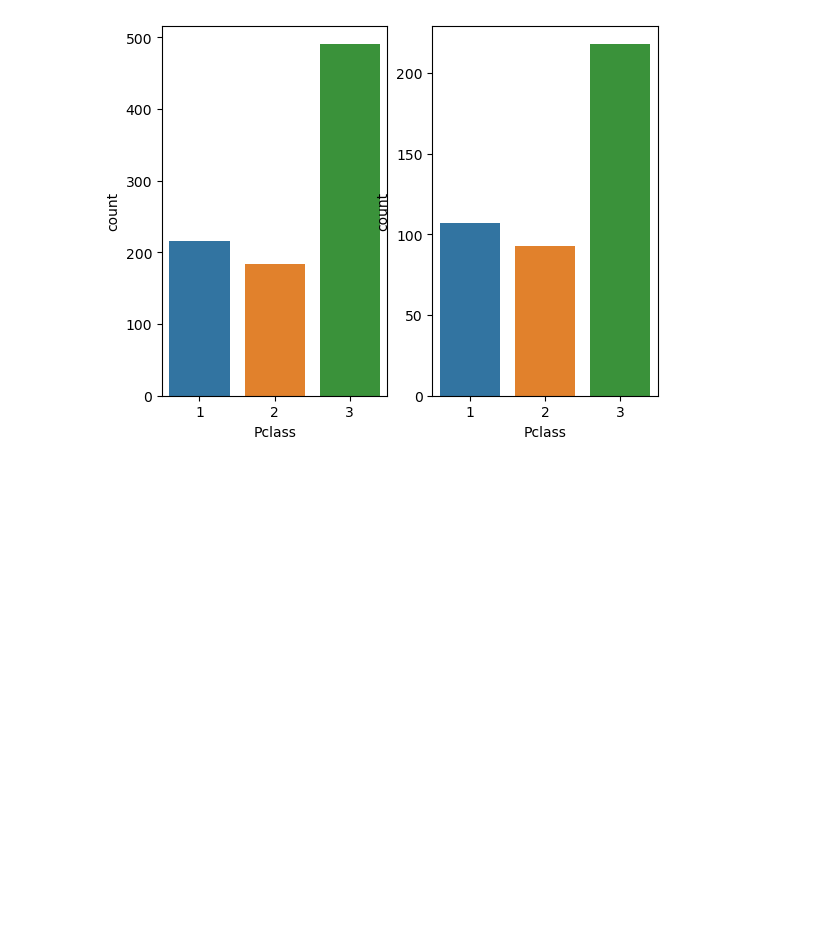
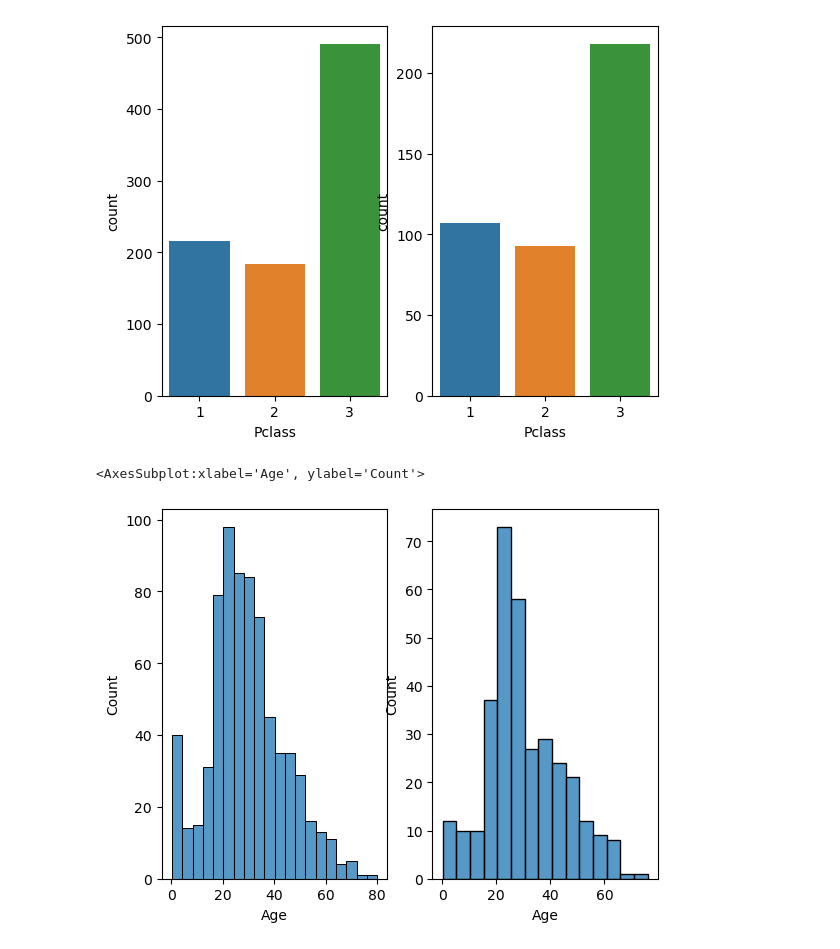
Before and after one commit to cmason30/Deep-Learning-Projects, a Jupyter notebook: kaggle/titanic/titanic-kaggle.ipynb, the cells around one changed output. Cells and saved outputs as stored; diff of their text form; code cells hidden in the pictures; blank space fills up the shorter version.

Commit message:
Visualized data

```diff
--- a/kaggle/titanic/titanic-kaggle.ipynb
+++ b/kaggle/titanic/titanic-kaggle.ipynb
@@ -52,3 +54,10 @@ sns.countplot(x='Pclass', data=test, ax=ax[1])
 # %% [output]
 <AxesSubplot:xlabel='Pclass', ylabel='count'>
 [figure]
+# %%
+fig, ax =plt.subplots(1,2)
+sns.histplot(x='Age', data=train, ax=ax[0])
+sns.histplot(x='Age', data=test, ax=ax[1])
+# %% [output]
+<AxesSubplot:xlabel='Age', ylabel='Count'>
+[figure, added]
```
Also changed, not shown: parts of 6 cells of this notebook.
